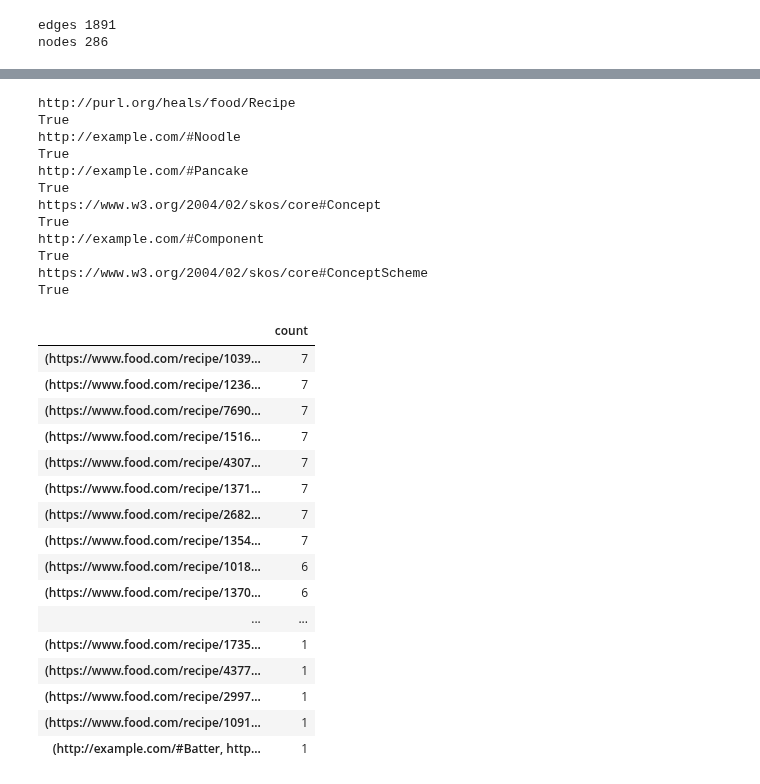
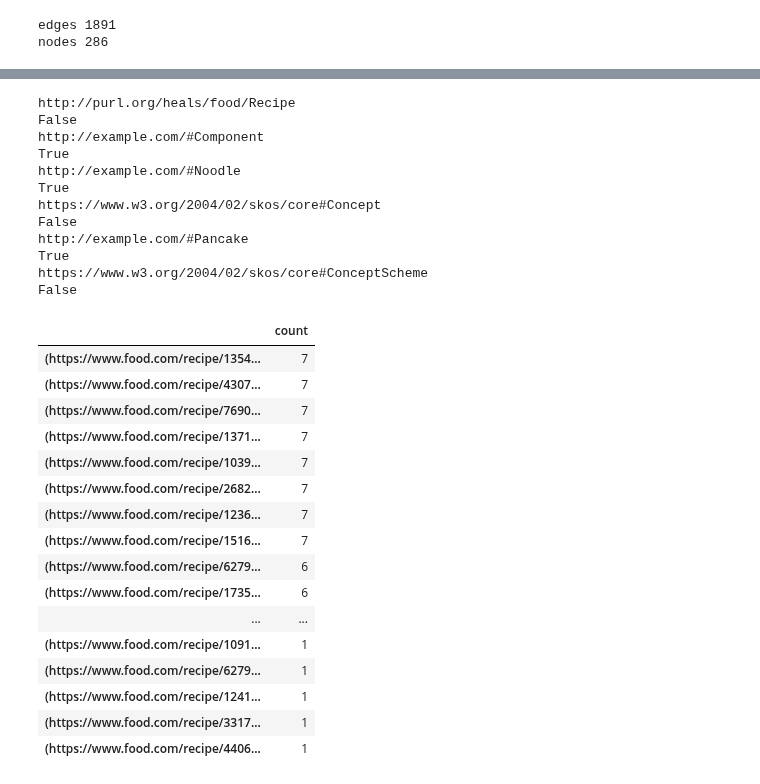
Before and after one commit to DerwenAI/kglab, a Jupyter notebook: entropy.ipynb, the cells around one changed output, grey strips where cells are left out. Drawn from its saved outputs; the diff is of its cells as text; code cells hidden in the pictures.

```diff
--- a/entropy.ipynb
+++ b/entropy.ipynb
@@ -105 +33,8 @@ node_count = len(set(s_gen.count.keys()).union(set(o_gen.count.keys())))
+# %%
+import pandas as pd
+
+pd.set_option("max_rows", None)
+
+m = kglab.Measure()
+m.measure_graph(kg)
 # %%
@@ -193,39 +126,39 @@ type_list = [ r.n for r in kg.query("SELECT DISTINCT ?n WHERE {[] rdf:type ?n .}
 
 for n in type_list:
     print(n)
-    print(n in o_gen.count)
+    print(n in m.s_gen.count)
 # %% [output]
 http://purl.org/heals/food/Recipe
+False
+http://example.com/#Component
 True
 http://example.com/#Noodle
 True
+https://www.w3.org/2004/02/skos/core#Concept
+False
 http://example.com/#Pancake
 True
-https://www.w3.org/2004/02/skos/core#Concept
-True
-http://example.com/#Component
-True
 https://www.w3.org/2004/02/skos/core#ConceptScheme
-True
+False
 # %%
-df, link_map = n_gen.get_tally_map()
+df, link_map = m.n_gen.get_tally_map()
 df
 # %% [output]
 |  | count |
+| (https://www.food.com/recipe/1354... | 7 |
+| (https://www.food.com/recipe/4307... | 7 |
+| (https://www.food.com/recipe/7690... | 7 |
+| (https://www.food.com/recipe/1371... | 7 |
 | (https://www.food.com/recipe/1039... | 7 |
+| (https://www.food.com/recipe/2682... | 7 |
 | (https://www.food.com/recipe/1236... | 7 |
-| (https://www.food.com/recipe/7690... | 7 |
 | (https://www.food.com/recipe/1516... | 7 |
-| (https://www.food.com/recipe/4307... | 7 |
-| (https://www.food.com/recipe/1371... | 7 |
-| (https://www.food.com/recipe/2682... | 7 |
-| (https://www.food.com/recipe/1354... | 7 |
-| (https://www.food.com/recipe/1018... | 6 |
-| (https://www.food.com/recipe/1370... | 6 |
+| (https://www.food.com/recipe/6279... | 6 |
+| (https://www.food.com/recipe/1735... | 6 |
 | ... | ... |
-| (https://www.food.com/recipe/1735... | 1 |
-| (https://www.food.com/recipe/4377... | 1 |
-| (https://www.food.com/recipe/2997... | 1 |
 | (https://www.food.com/recipe/1091... | 1 |
-| (http://example.com/#Batter, http... | 1 |
+| (https://www.food.com/recipe/6279... | 1 |
+| (https://www.food.com/recipe/1241... | 1 |
+| (https://www.food.com/recipe/3317... | 1 |
+| (https://www.food.com/recipe/4406... | 1 |
 # %%
```
Also changed, not shown: parts of 15 cells of this notebook, 3 other files.
